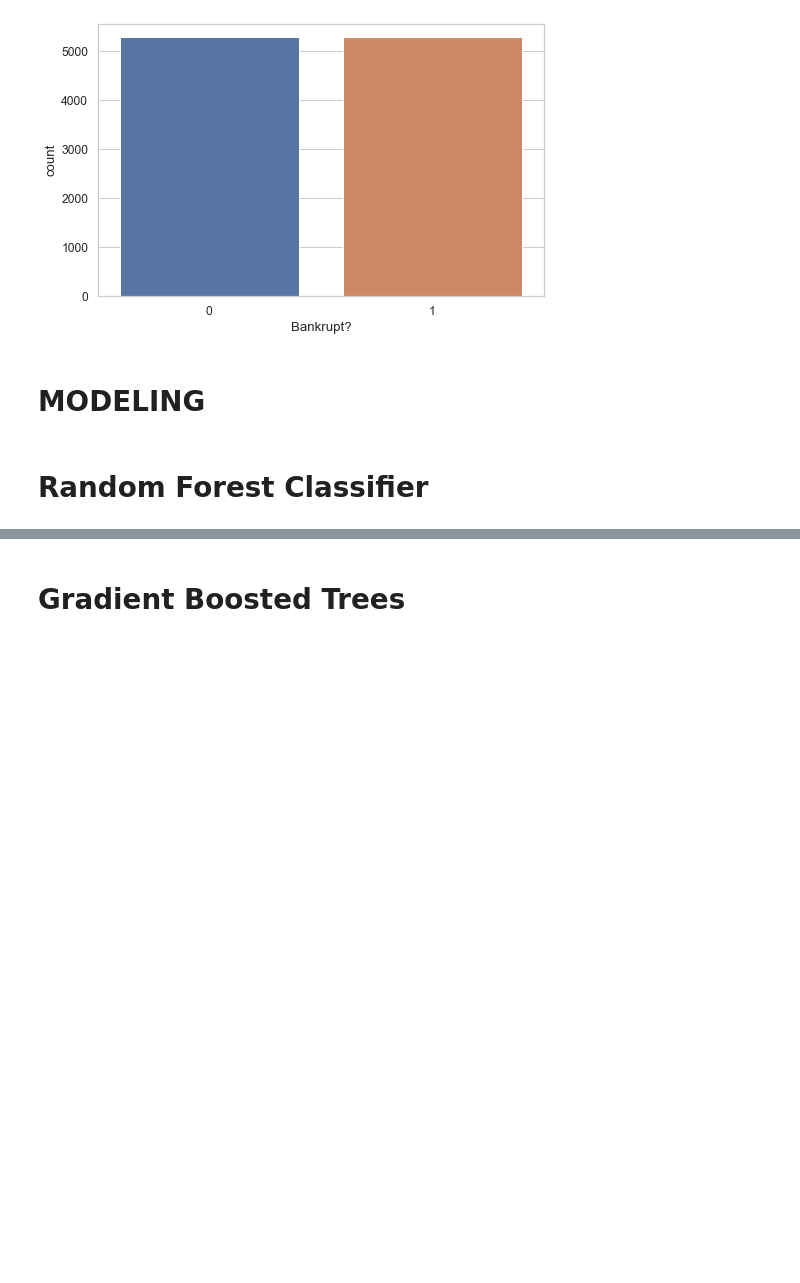
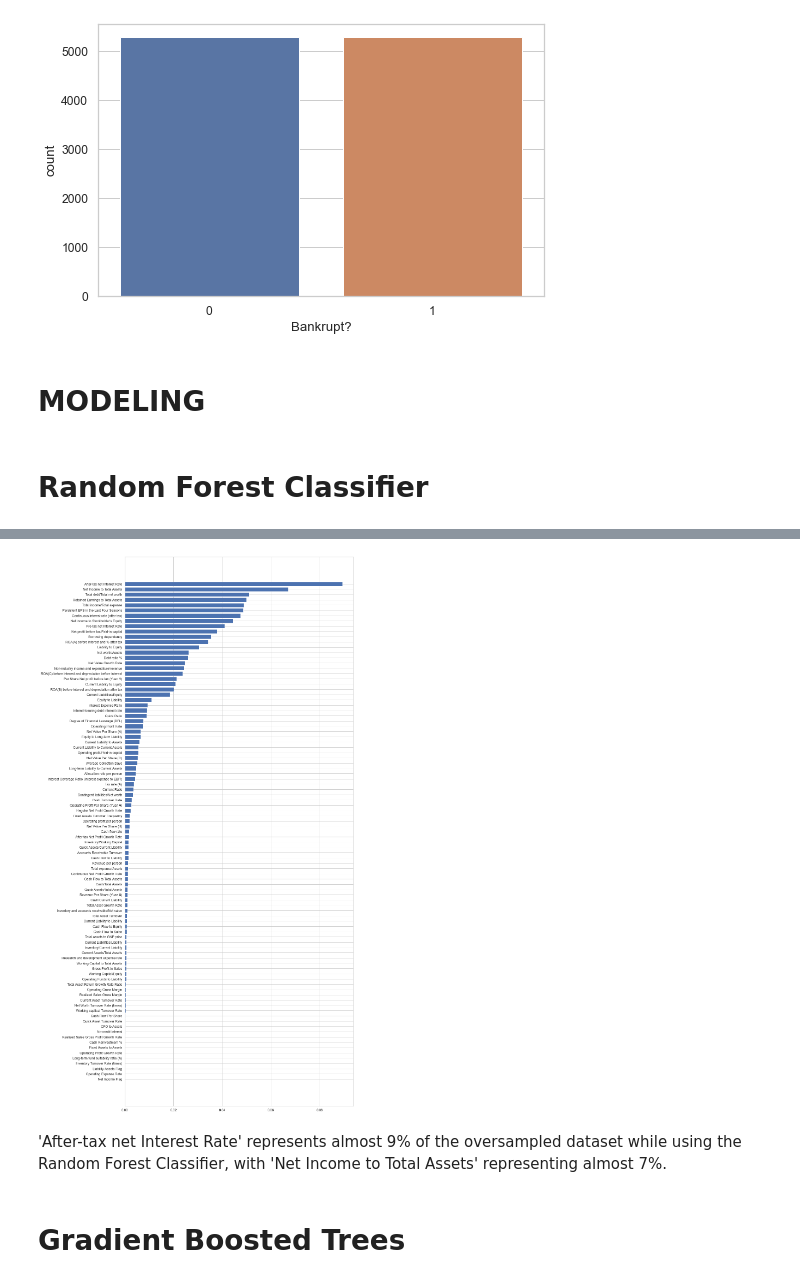
Before and after one commit to ReedBallesterosNU/MSDS-422-DL-Practical-Machine-Learning, a Jupyter notebook: Module-05/Assignment-02/Module 5 Assignment 2 - Company Bankruptcy Prediction (Kaggle).ipynb, the cells around one changed output, grey strips where cells are left out. Saved outputs shown, nothing was run; the diff lists cells and outputs as text; code cells hidden in the pictures; blank space fills up the shorter version.

```diff
--- a/Module-05/Assignment-02/Module 5 Assignment 2 - Company Bankruptcy Prediction (Kaggle).ipynb
+++ b/Module-05/Assignment-02/Module 5 Assignment 2 - Company Bankruptcy Prediction (Kaggle).ipynb
@@ -308,10 +310,10 @@ kf = KFold(n_splits=K, shuffle=True, random_state=42)
 # %%
 %%time
 # RandomForestClassifier: n_estimators, max_features, max_depth, criterion
-rfc_grid = {'n_estimators': [200, 500],
-            'max_leaf_nodes': [10, 16],
-            'criterion': ['entropy', 'gini'],
-            'max_features': ['log2', 'sqrt']}
+rfc_grid = {'n_estimators': [200],
+            'max_leaf_nodes': [16],
+            'criterion': ['entropy'],
+            'max_features': ['sqrt']}
 rfc_cv = GridSearchCV(RandomForestClassifier(random_state=42),
             cv=kf,
             param_grid=rfc_grid,
@@ -428,3 +409,15 @@ dtype: float64
+# %%
+f_importances_rfc = pd.Series(np.round(rfc_model.feature_importances_,4),index=X_train.columns).sort_values(ascending=False)
+barx=f_importances_rfc.index
+bary=f_importances_rfc.values
+plt.figure(figsize = (15, 37))
+plt.barh(barx, bary)
+plt.gca().invert_yaxis()
+plt.show()
+# %% [output]
+[figure, added]
+# %% [markdown]
+'After-tax net Interest Rate' represents almost 9% of the oversampled dataset while using the Random Forest Classifier, with 'Net Income to Total Assets' representing almost 7%.
 # %% [markdown]
 # Gradient Boosted Trees
 # %%
```
Also changed, not shown: parts of 82 cells of this notebook.
